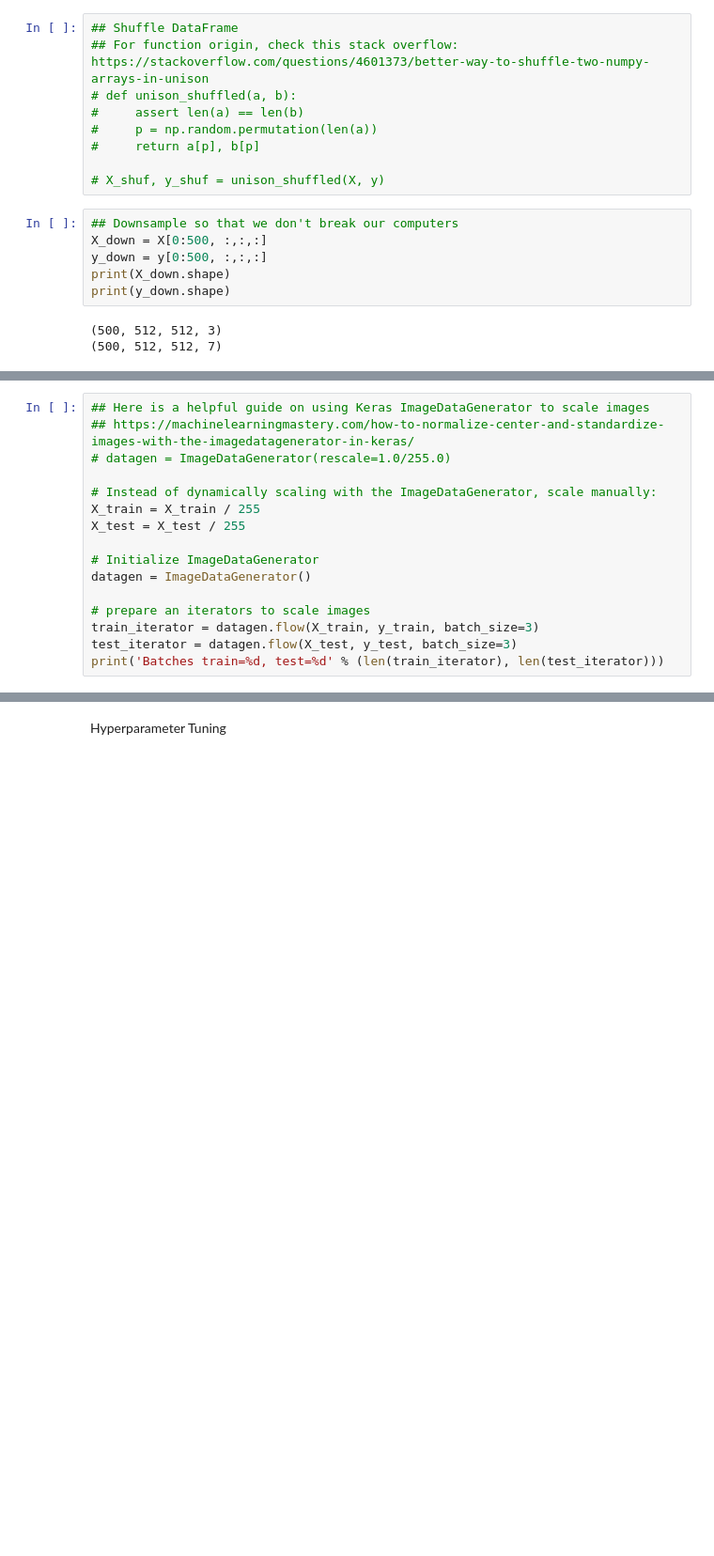
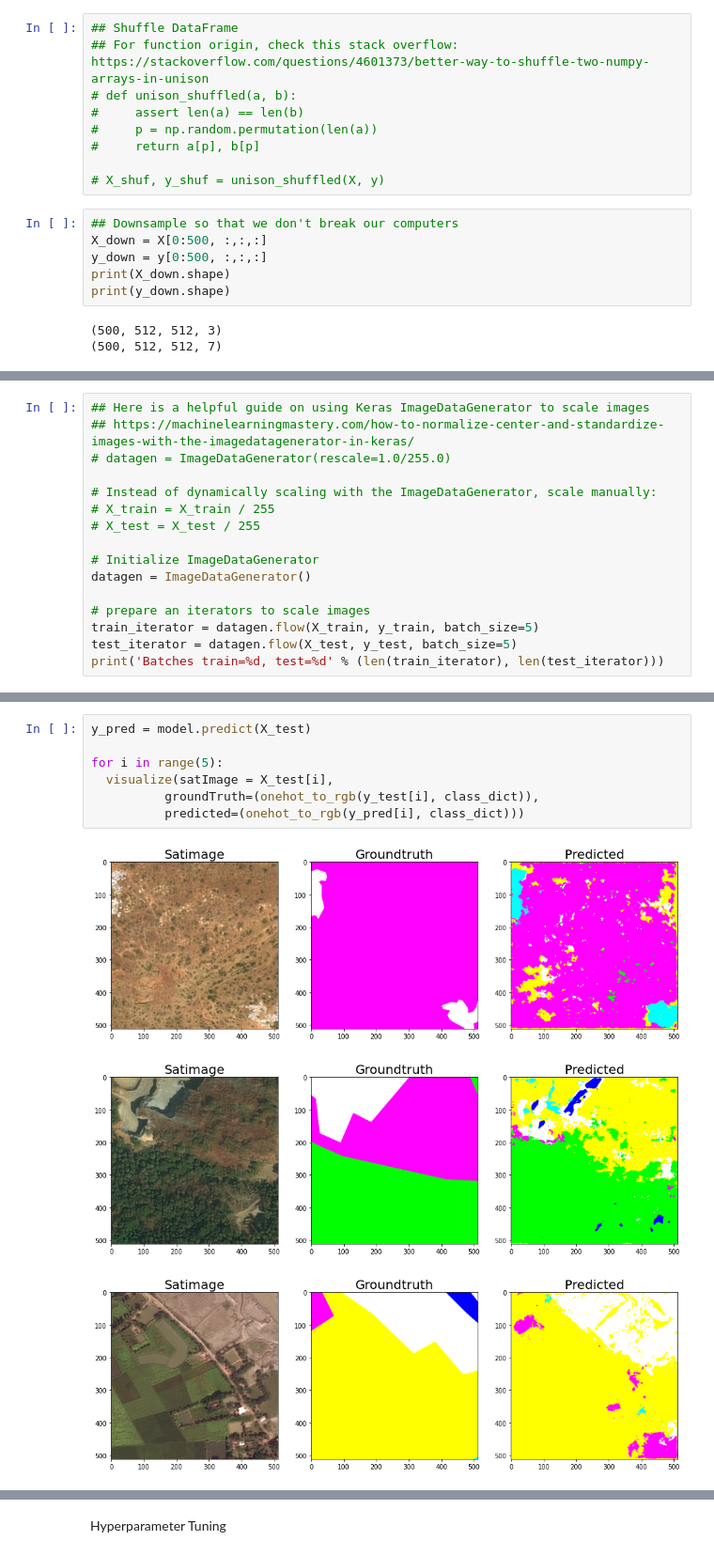
Before and after one commit to johnatawnclementawn/LandCoverSemanticSegmentation, a Jupyter notebook: landCov_semSeg.ipynb, the cells around one changed output, grey strips where cells are left out. Shown at 94% size. Cells and saved outputs as stored; diff of their text form; blank space fills up the shorter version.

```diff
--- a/landCov_semSeg.ipynb
+++ b/landCov_semSeg.ipynb
@@ -530,14 +620,14 @@ X_train, X_test, y_train, y_test = train_test_split(X_down, y_down, test_size=0.
 # datagen = ImageDataGenerator(rescale=1.0/255.0)
 
 # Instead of dynamically scaling with the ImageDataGenerator, scale manually:
-X_train = X_train / 255
-X_test = X_test / 255
+# X_train = X_train / 255
+# X_test = X_test / 255
 
 # Initialize ImageDataGenerator
 datagen = ImageDataGenerator()
 
 # prepare an iterators to scale images
-train_iterator = datagen.flow(X_train, y_train, batch_size=3)
-test_iterator = datagen.flow(X_test, y_test, batch_size=3)
+train_iterator = datagen.flow(X_train, y_train, batch_size=5)
+test_iterator = datagen.flow(X_test, y_test, batch_size=5)
 print('Batches train=%d, test=%d' % (len(train_iterator), len(test_iterator)))
 # %% [output]
@@ -627,0 +731,11 @@ print('Test accuracy:', score[1])
+# %%
+y_pred = model.predict(X_test)
+
+for i in range(5):
+  visualize(satImage = X_test[i],
+          groundTruth=(onehot_to_rgb(y_test[i], class_dict)),
+          predicted=(onehot_to_rgb(y_pred[i], class_dict)))
+# %% [output]
+[figure, added]
+[figure, added]
+[figure, added]
```
Also changed, not shown: parts of 22 cells of this notebook, 2 other files.
